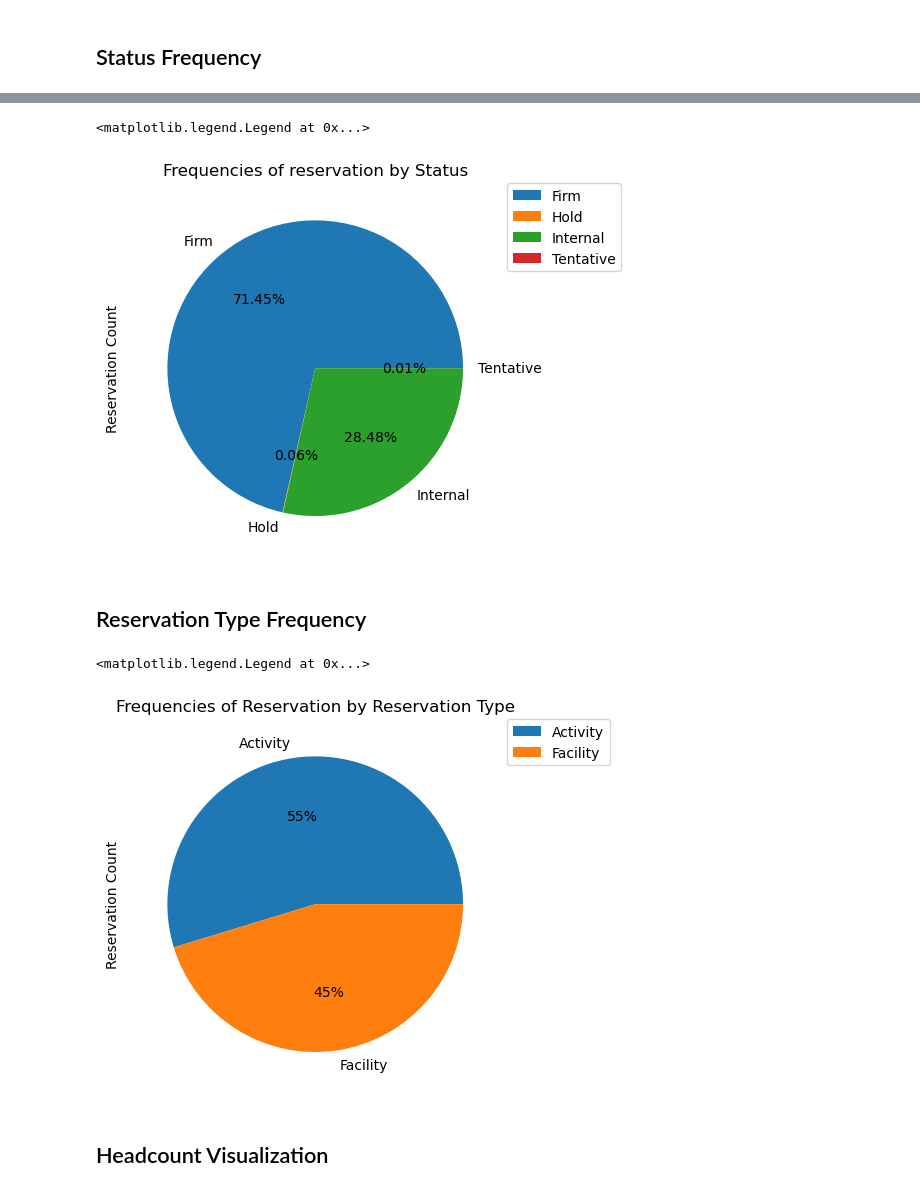
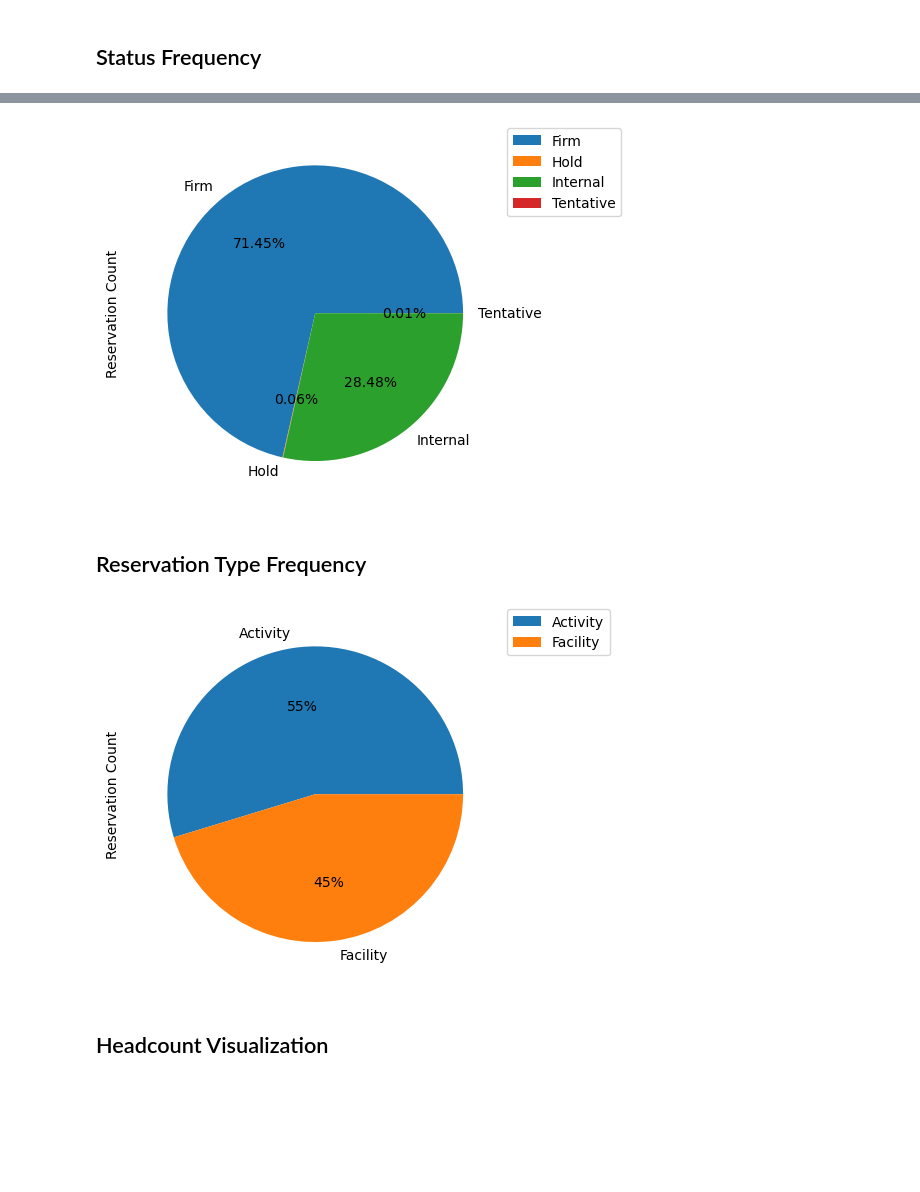
Before and after one commit to EarliestFall988/Data-Science-CIS-590, a Jupyter notebook: Visualizations/Visualizations.ipynb, the cells around one changed output, grey strips where cells are left out. Saved outputs shown, nothing was run; the diff lists cells and outputs as text; code cells hidden in the pictures; blank space fills up the shorter version.

```diff
--- a/Visualizations/Visualizations.ipynb
+++ b/Visualizations/Visualizations.ipynb
@@ -75,21 +75,21 @@ Text(0, 0.5, 'Reservation count (log)')
 # %%
 df.groupby(['Status']).sum().plot(kind='pie', y = 'Reservation Count',autopct='%1.2f%%')
-plt.title("Frequencies of reservation by Status")
+#plt.title("Frequencies of reservation by Status")
 #place legend in center right of plot
 plt.legend(bbox_to_anchor=(1.02, 1), loc='upper left', borderaxespad=0)
+plt.savefig("figures/Frequencies of reservations by Status pie.pdf", format="pdf", bbox_inches="tight")
 # %% [output]
-<matplotlib.legend.Legend at 0x...>
-[figure, old version]
+[figure, new version]
 # %% [markdown]
 ## Reservation Type Frequency
 # %%
 df.groupby(['Reservation Type']).sum().plot(kind='pie', y = 'Reservation Count',autopct='%1.0f%%')
-plt.title("Frequencies of Reservation by Reservation Type")
+#plt.title("Frequencies of Reservation by Reservation Type")
 #place legend in center right of plot
 plt.legend(bbox_to_anchor=(1.02, 1), loc='upper left', borderaxespad=0)
+plt.savefig("figures/Frequencies of reservations by Reservation Type pie.pdf", format="pdf", bbox_inches="tight")
 # %% [output]
-<matplotlib.legend.Legend at 0x...>
-[figure, old version]
+[figure, new version]
 # %% [markdown]
 ## Headcount Visualization
 # %%
```
Also changed, not shown: parts of 13 cells of this notebook, 1 other file.
